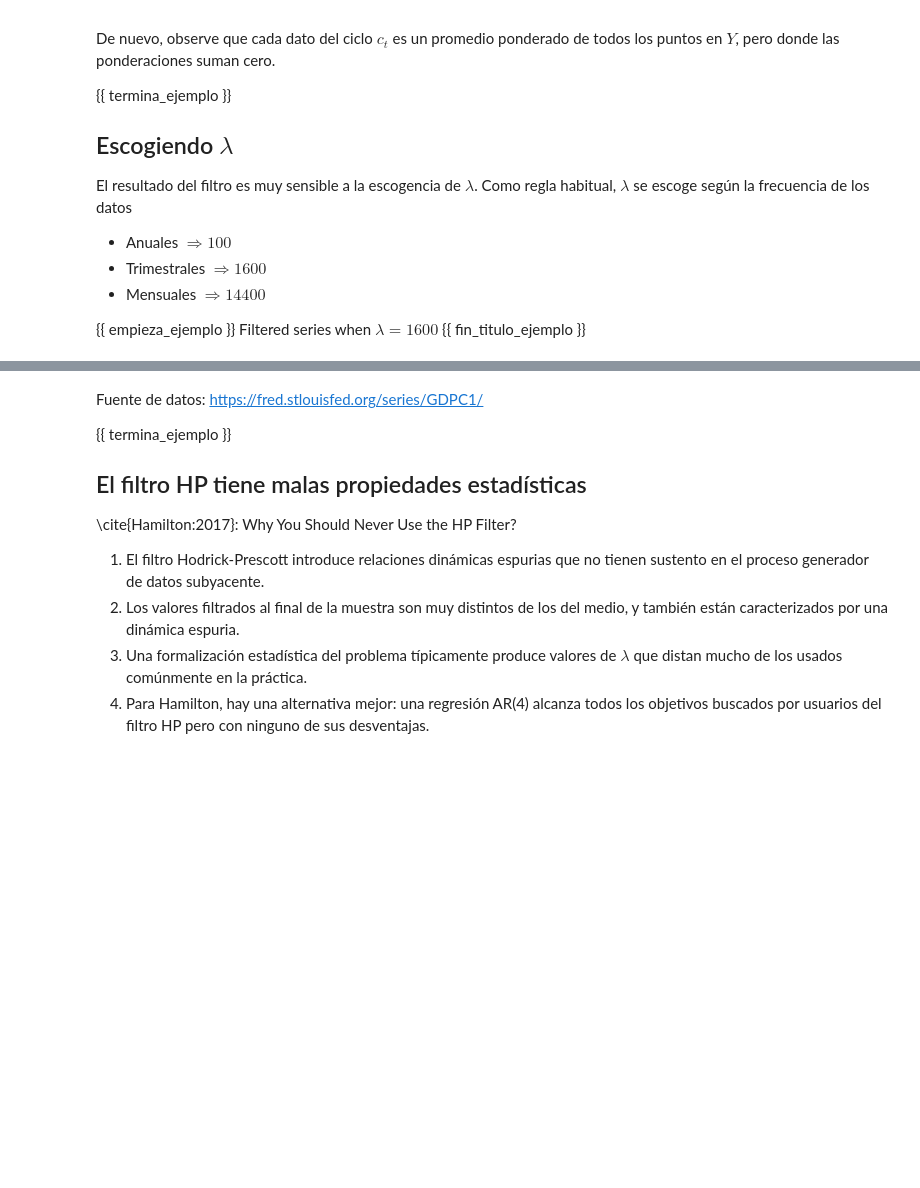
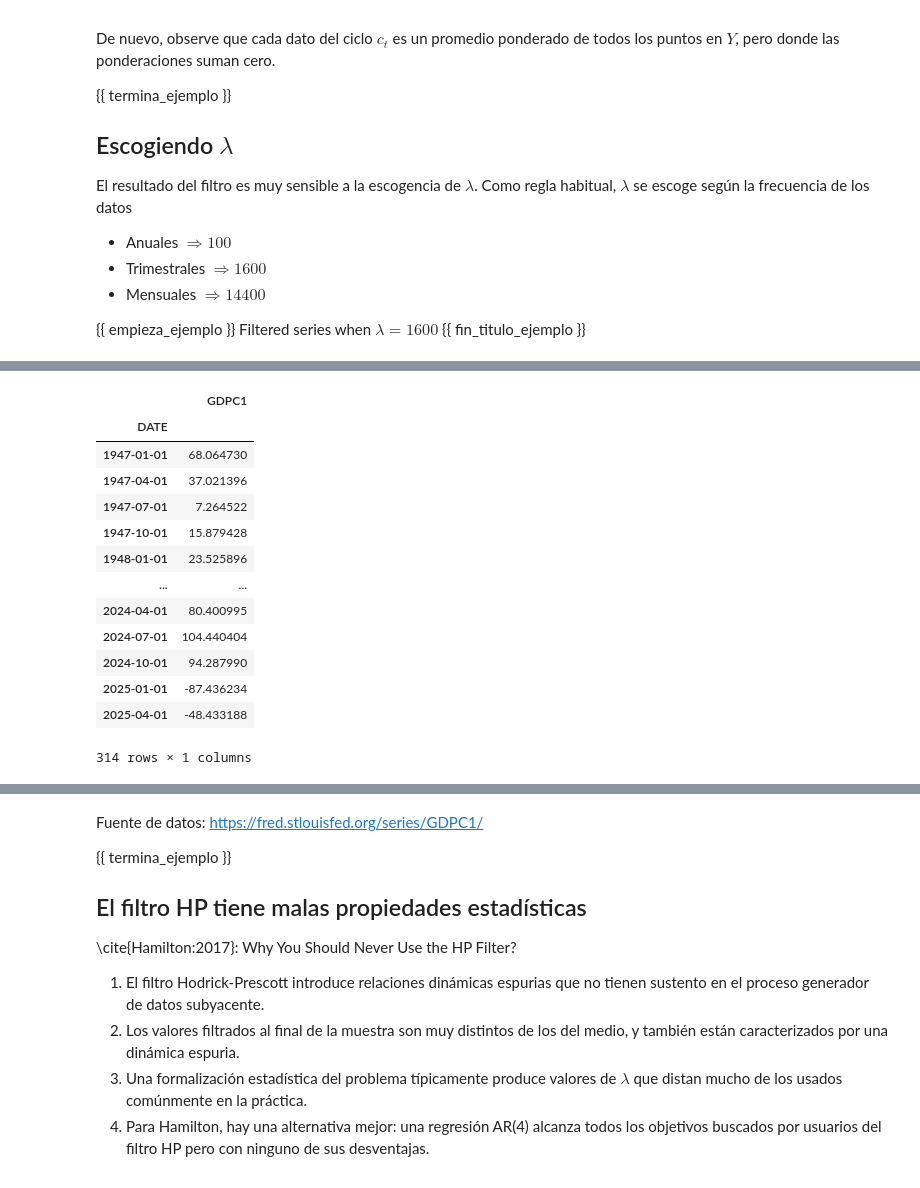
Before and after one commit to heritaco/Estimacion-de-Tendencia, a Jupyter notebook: notebooks/prerequisites/Filtros/Hodrick-Prescott/02 Hodrick Prescott.ipynb, the cells around one changed output, grey strips where cells are left out. Cells and saved outputs as stored; diff of their text form; code cells hidden in the pictures; blank space fills up the shorter version.

Commit message:
tengo que hacer la estimacion del ciclo

```diff
--- a/notebooks/prerequisites/Filtros/Hodrick-Prescott/02 Hodrick Prescott.ipynb
+++ b/notebooks/prerequisites/Filtros/Hodrick-Prescott/02 Hodrick Prescott.ipynb
@@ -185,0 +183,10 @@ gdp[['ciclo']].plot(title="Ciclo del PIB, como % de desviación")
+# %%
+def construccion_de_A(T: int) -> np.ndarray:
+    """Construye la matriz A, que es una matriz de diferencias finitas de segundo orden."""
+    A = np.zeros((T-2, T))      # Crea una matriz de ceros de tamaño (T-2) x T
+    for i in range(T-2):        # Llena la matriz A con los coeficientes de diferencias finitas
+        A[i, i:i+3] = 1, -2, 1
+    return A
+
+A = construccion_de_A(N)
+A
@@ -185,0 +221,2 @@ gdp[['ciclo']].plot(title="Ciclo del PIB, como % de desviación")
+# %%
+lambda_ = 1600
@@ -185,0 +251,3 @@ gdp[['ciclo']].plot(title="Ciclo del PIB, como % de desviación")
+# %%
+tendencia = np.linalg.inv(np.identity(N) + lambda_ * (A.T @ A)) @ gdp
+tendencia
@@ -185,0 +323,18 @@ gdp[['ciclo']].plot(title="Ciclo del PIB, como % de desviación")
+# %%
+ciclo = gdp - tendencia.values
+ciclo
+# %% [output]
+|  | GDPC1 |
+| DATE |  |
+| 1947-01-01 | 68.064730 |
+| 1947-04-01 | 37.021396 |
+| 1947-07-01 | 7.264522 |
+| 1947-10-01 | 15.879428 |
+| 1948-01-01 | 23.525896 |
+| ... | ... |
+| 2024-04-01 | 80.400995 |
+| 2024-07-01 | 104.440404 |
+| 2024-10-01 | 94.287990 |
+| 2025-01-01 | -87.436234 |
+| 2025-04-01 | -48.433188 |
+314 rows × 1 columns
```
Also changed, not shown: parts of 23 cells of this notebook, 11 other files.
